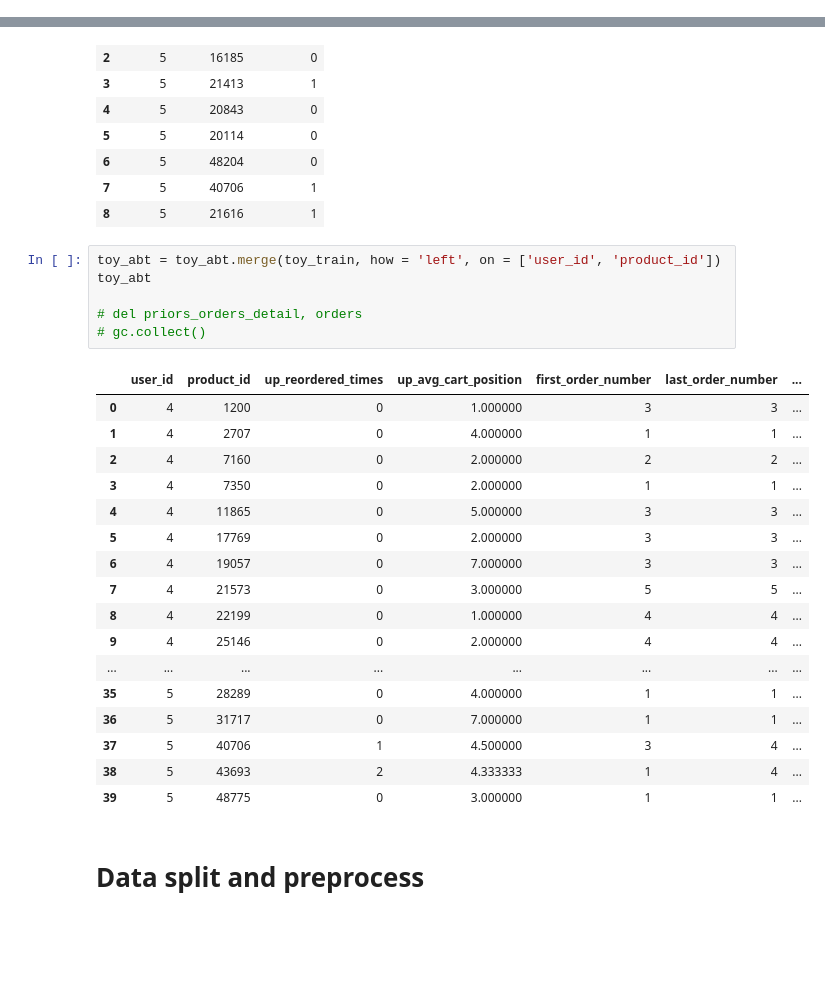
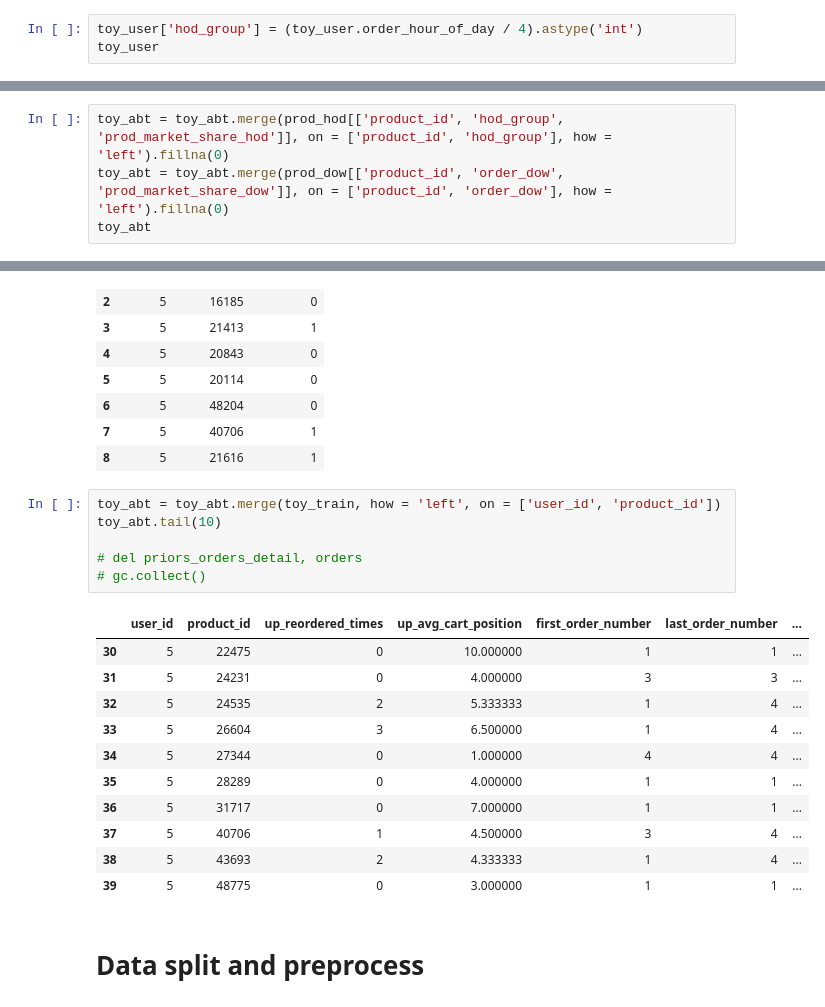
Before and after one commit to kylinorange/kaggle-instacart, a Jupyter notebook: Toy DF.ipynb, the cells around one changed output, grey strips where cells are left out. Saved outputs shown, nothing was run; the diff lists cells and outputs as text; blank space fills up the shorter version.

```diff
--- a/Toy DF.ipynb
+++ b/Toy DF.ipynb
@@ -499,3 +497,6 @@ toy_user
 |  | order_id | user_id | eval_set | order_number | order_dow | order_hour_of_day | days_since_prior_order | ... |
 | 0 | 329954 | 4 | test | 6 | 3 | 12 | 30.0 | ... |
 | 1 | 2196797 | 5 | train | 5 | 0 | 11 | 6.0 | ... |
+# %%
+toy_user['hod_group'] = (toy_user.order_hour_of_day / 4).astype('int')
+toy_user
@@ -580,0 +544,4 @@ toy_abt.tail(15)
+# %%
+toy_abt = toy_abt.merge(prod_hod[['product_id', 'hod_group', 'prod_market_share_hod']], on = ['product_id', 'hod_group'], how = 'left').fillna(0)
+toy_abt = toy_abt.merge(prod_dow[['product_id', 'order_dow', 'prod_market_share_dow']], on = ['product_id', 'order_dow'], how = 'left').fillna(0)
+toy_abt
@@ -597,23 +596,17 @@ toy_train
 | 8 | 5 | 21616 | 1 |
 # %%
 toy_abt = toy_abt.merge(toy_train, how = 'left', on = ['user_id', 'product_id'])
-toy_abt
+toy_abt.tail(10)
 
 # del priors_orders_detail, orders
 # gc.collect()
 # %% [output]
 |  | user_id | product_id | up_reordered_times | up_avg_cart_position | first_order_number | last_order_number | ... |
-| 0 | 4 | 1200 | 0 | 1.000000 | 3 | 3 | ... |
-| 1 | 4 | 2707 | 0 | 4.000000 | 1 | 1 | ... |
-| 2 | 4 | 7160 | 0 | 2.000000 | 2 | 2 | ... |
-| 3 | 4 | 7350 | 0 | 2.000000 | 1 | 1 | ... |
-| 4 | 4 | 11865 | 0 | 5.000000 | 3 | 3 | ... |
-| 5 | 4 | 17769 | 0 | 2.000000 | 3 | 3 | ... |
-| 6 | 4 | 19057 | 0 | 7.000000 | 3 | 3 | ... |
-| 7 | 4 | 21573 | 0 | 3.000000 | 5 | 5 | ... |
-| 8 | 4 | 22199 | 0 | 1.000000 | 4 | 4 | ... |
-| 9 | 4 | 25146 | 0 | 2.000000 | 4 | 4 | ... |
-| ... | ... | ... | ... | ... | ... | ... | ... |
+| 30 | 5 | 22475 | 0 | 10.000000 | 1 | 1 | ... |
+| 31 | 5 | 24231 | 0 | 4.000000 | 3 | 3 | ... |
+| 32 | 5 | 24535 | 2 | 5.333333 | 1 | 4 | ... |
+| 33 | 5 | 26604 | 3 | 6.500000 | 1 | 4 | ... |
+| 34 | 5 | 27344 | 0 | 1.000000 | 4 | 4 | ... |
 | 35 | 5 | 28289 | 0 | 4.000000 | 1 | 1 | ... |
 | 36 | 5 | 31717 | 0 | 7.000000 | 1 | 1 | ... |
 | 37 | 5 | 40706 | 1 | 4.500000 | 3 | 4 | ... |
```
Also changed, not shown: parts of 9 cells of this notebook, 4 other files.
